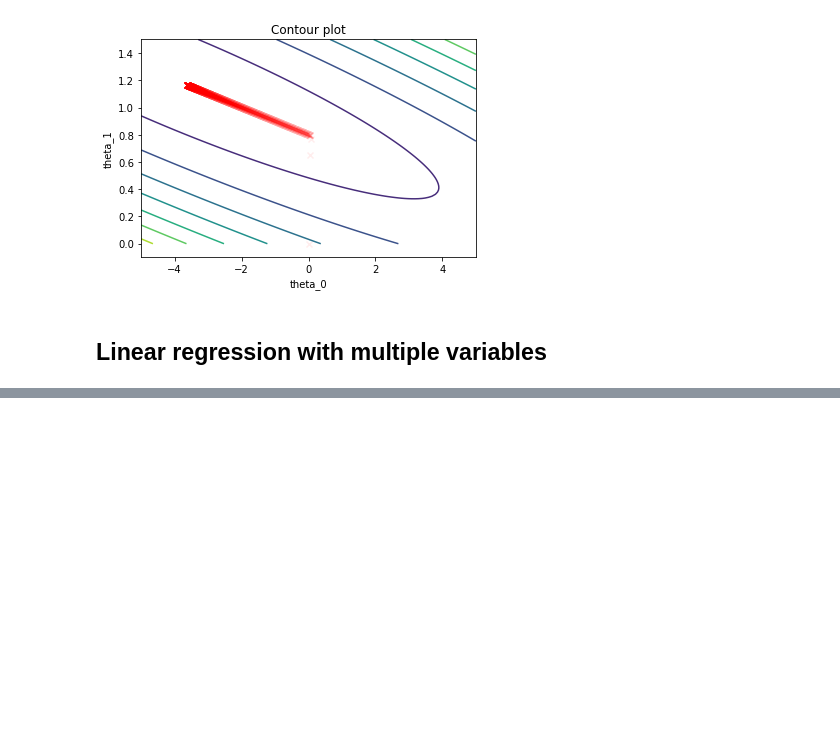
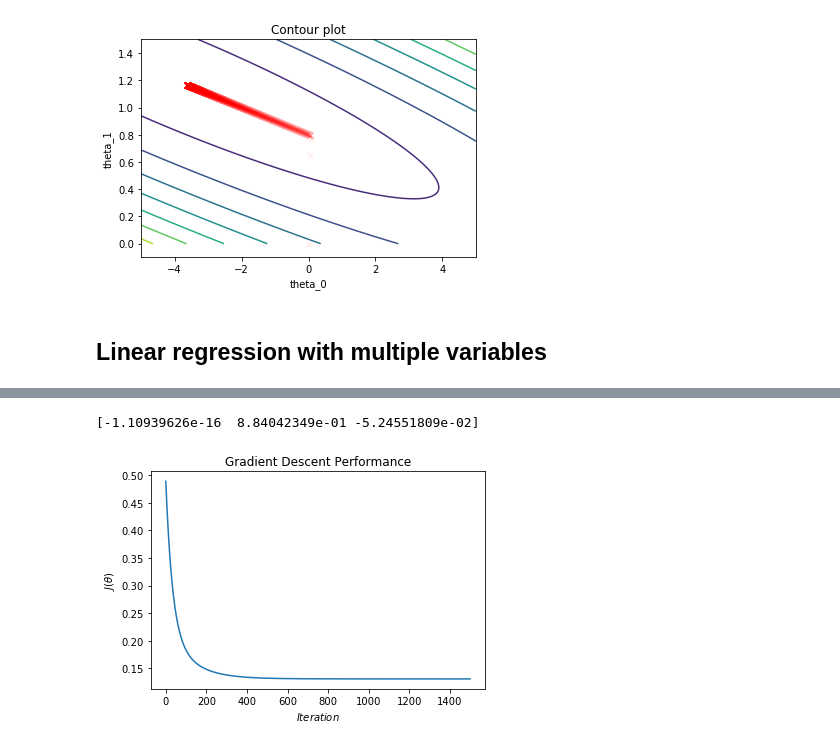
Before and after one commit to MiqG/coursera-machine_learning, a Jupyter notebook: exercises/ex1/ex1.ipynb, the cells around one changed output, grey strips where cells are left out. Cells and saved outputs as stored; diff of their text form; code cells hidden in the pictures; blank space fills up the shorter version.

```diff
--- a/exercises/ex1/ex1.ipynb
+++ b/exercises/ex1/ex1.ipynb
@@ -97,7 +97,7 @@ def compute_gradient(x_values,pars,y_values,l_rate):
     obs_er = (linear_model(x_values,pars)-y_values)
 
     # compute new theta values
-    theta_new = pars - l_rate*(1/len(y_values))*obs_er.dot(np.transpose(x_values))
+    theta_new = pars - l_rate*(1/len(y_values))*obs_er.dot((x_values))
     return theta_new
 
 # function for simultaneous parameter update
@@ -198,0 +210,5 @@ plt.show()
+# %%
+# import data
+dat_mult = pd.read_csv('ex1/ex1data2.txt',header=None)
+dat_mult.columns = ['size','n_bedr','price']
+dat_mult.head()
@@ -198,0 +242,4 @@ plt.show()
+# %%
+# normalize each feature (independently of feature type)
+dm_sc=(dat_mult-dat_mult.mean())/dat_mult.std()
+dm_sc.describe()
@@ -198,0 +262,27 @@ plt.show()
+# %%
+# add a column of 1s to X (intercept)
+X = np.c_[np.ones(len(dm_sc)),np.array(dm_sc[['size','n_bedr']])]
+Y = np.array(dm_sc['price'])
+
+# init fitting parameters
+theta = np.zeros(3)
+
+# convergence parameters
+iterations = 1500
+alpha = 0.01 # learning rate
+# %%
+# perform gradient descent
+gd_result = gradient_descent(X,theta,Y,alpha,iterations)
+
+# visualize performance
+plt.plot(gd_result[0])
+plt.title('Gradient Descent Performance')
+plt.ylabel(r'$J(\theta)$')
+plt.xlabel(r'$Iteration$')
+
+# optimal parameters
+pars_gd = gd_result[1][-1]
+print(pars_gd)
+# %% [output]
+[-1.10939626e-16  8.84042349e-01 -5.24551809e-02]
+[figure, added]
```
Also changed, not shown: parts of 23 cells of this notebook, 35 other files.
